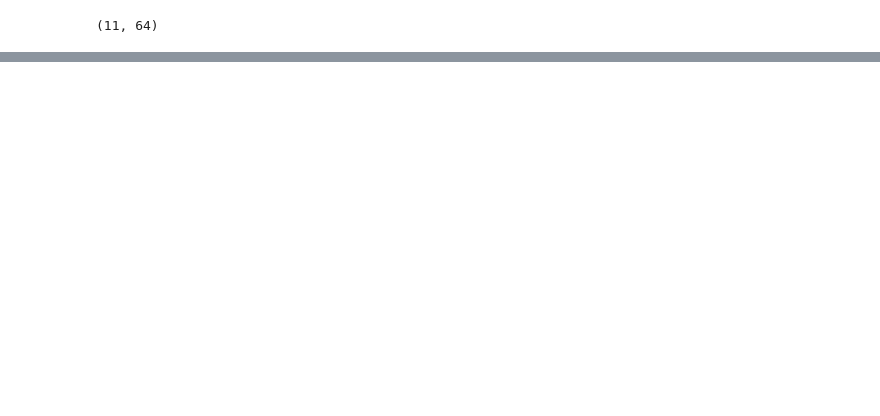
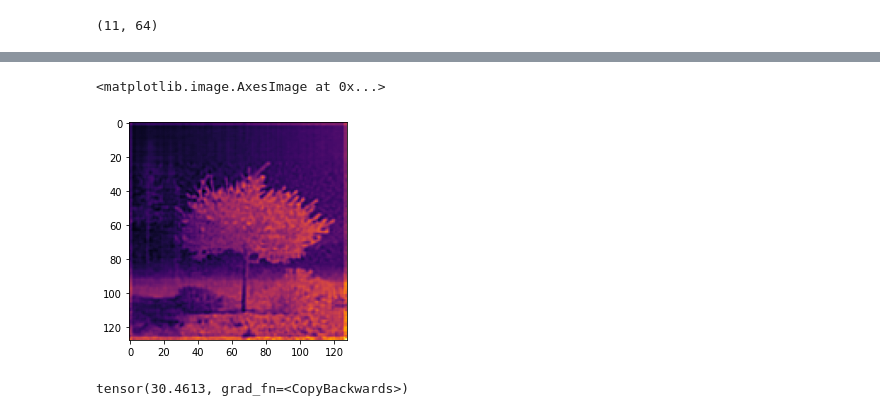
Before and after one commit to crsanderford/apm-598-inverse-problems, a Jupyter notebook: notebooks/project_demo.ipynb, the cells around one changed output, grey strips where cells are left out. Saved outputs shown, nothing was run; the diff lists cells and outputs as text; code cells hidden in the pictures; blank space fills up the shorter version.

```diff
--- a/notebooks/project_demo.ipynb
+++ b/notebooks/project_demo.ipynb
@@ -87,0 +100,24 @@ plt.imshow( (mf.row_embedding @ mf.col_embedding).detach().numpy() , cmap='Greys
+# %%
+import torch.optim as optim
+
+criterion = nn.MSELoss()
+
+def laplacian_loss(X):
+    added_dims = torch.unsqueeze(torch.unsqueeze(X,dim=0),dim=0)
+    laplacian_kernel = torch.Tensor([[ [[0.,-1.,0.],[-1.,2.,-1.],[0.,-1.,0.]] ]])
+
+    return F.conv2d(added_dims, laplacian_kernel).pow(2).sum()
+
+optimizer = optim.Adam(mf.parameters(), lr=0.001)
+# %%
+for epoch in range(10000):
+
+    optimizer.zero_grad()
+
+    output = mf.forward()
+    loss = criterion(output, im_true) + 0.00001*laplacian_loss(output)
+    loss.backward()
+    optimizer.step()
+
+    if epoch % 500 == 0:
+        print(loss)
@@ -87,0 +142,9 @@ plt.imshow( (mf.row_embedding @ mf.col_embedding).detach().numpy() , cmap='Greys
+# %%
+plt.imshow(output.detach().numpy(), 'inferno')
+# %% [output]
+<matplotlib.image.AxesImage at 0x...>
+[figure, added]
+# %%
+torch.linalg.norm((mf.row_embedding @ mf.col_embedding) - im_true)
+# %% [output]
+tensor(30.4613, grad_fn=<CopyBackwards>)
```
Also changed, not shown: parts of 7 cells of this notebook.
